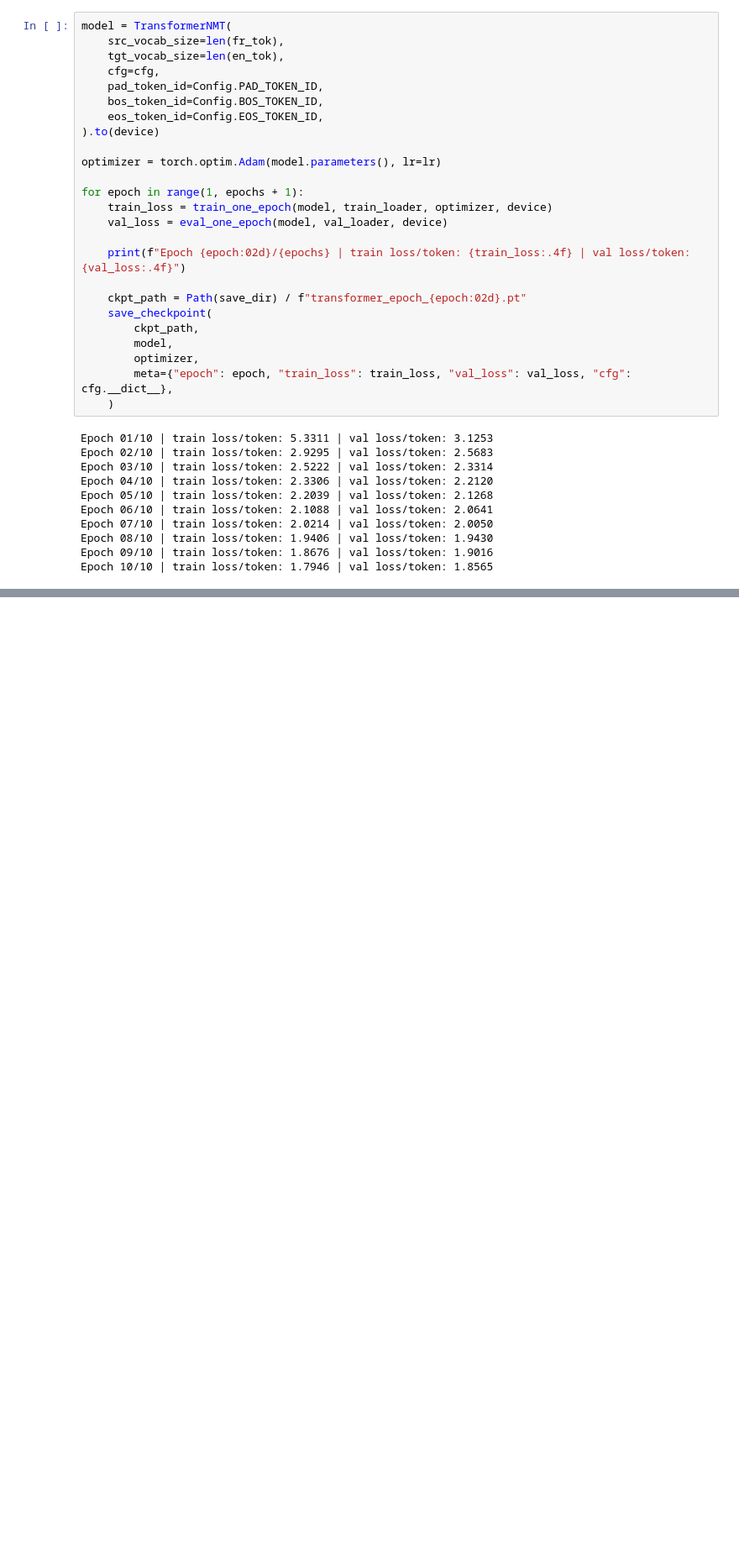
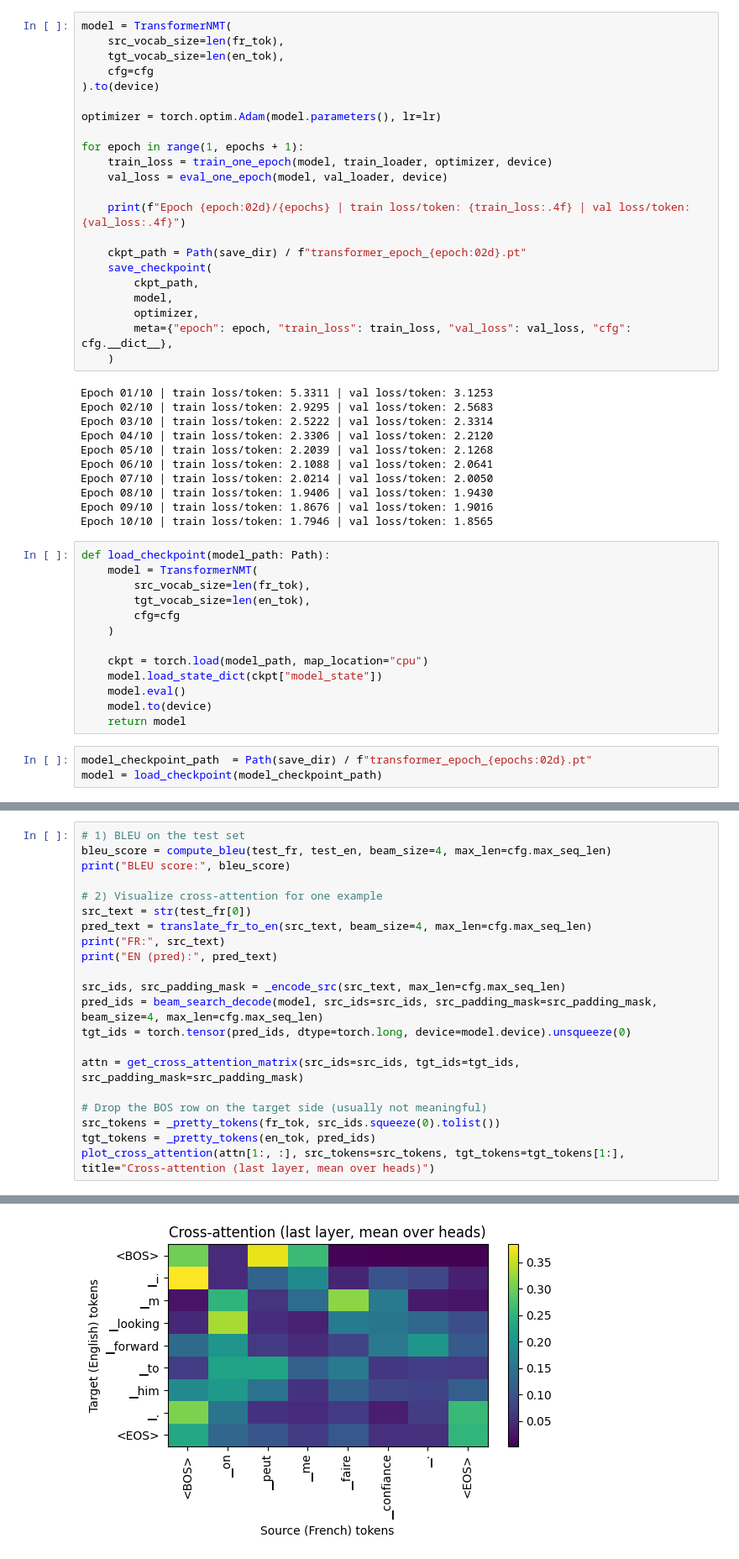
Before and after one commit to marwanelgharbawy/french-english-translation, a Jupyter notebook: part1_transformer.ipynb, the cells around one changed output, grey strips where cells are left out. Shown at 84% size. Cells and saved outputs as stored; diff of their text form; blank space fills up the shorter version.

Commit message:
blue and beam search

```diff
--- a/part1_transformer.ipynb
+++ b/part1_transformer.ipynb
@@ -150,10 +154,7 @@ def save_checkpoint(path: Path, model: TransformerNMT, optimizer: torch.optim.Op
 model = TransformerNMT(
     src_vocab_size=len(fr_tok),
     tgt_vocab_size=len(en_tok),
-    cfg=cfg,
-    pad_token_id=Config.PAD_TOKEN_ID,
-    bos_token_id=Config.BOS_TOKEN_ID,
-    eos_token_id=Config.EOS_TOKEN_ID,
+    cfg=cfg
 ).to(device)
 
 optimizer = torch.optim.Adam(model.parameters(), lr=lr)
@@ -182,3 +183,19 @@ Epoch 07/10 | train loss/token: 2.0214 | val loss/token: 2.0050
 Epoch 08/10 | train loss/token: 1.9406 | val loss/token: 1.9430
 Epoch 09/10 | train loss/token: 1.8676 | val loss/token: 1.9016
 Epoch 10/10 | train loss/token: 1.7946 | val loss/token: 1.8565
+# %%
+def load_checkpoint(model_path: Path):
+    model = TransformerNMT(
+        src_vocab_size=len(fr_tok),
+        tgt_vocab_size=len(en_tok),
+        cfg=cfg
+    )
+
+    ckpt = torch.load(model_path, map_location="cpu")
+    model.load_state_dict(ckpt["model_state"])
+    model.eval()
+    model.to(device)
+    return model
+# %%
+model_checkpoint_path  = Path(save_dir) / f"transformer_epoch_{epochs:02d}.pt"
+model = load_checkpoint(model_checkpoint_path)
@@ -184,0 +384,22 @@ Epoch 10/10 | train loss/token: 1.7946 | val loss/token: 1.8565
+# %%
+# 1) BLEU on the test set
+bleu_score = compute_bleu(test_fr, test_en, beam_size=4, max_len=cfg.max_seq_len)
+print("BLEU score:", bleu_score)
+
+# 2) Visualize cross-attention for one example
+src_text = str(test_fr[0])
+pred_text = translate_fr_to_en(src_text, beam_size=4, max_len=cfg.max_seq_len)
+print("FR:", src_text)
+print("EN (pred):", pred_text)
+
+src_ids, src_padding_mask = _encode_src(src_text, max_len=cfg.max_seq_len)
+pred_ids = beam_search_decode(model, src_ids=src_ids, src_padding_mask=src_padding_mask, beam_size=4, max_len=cfg.max_seq_len)
+tgt_ids = torch.tensor(pred_ids, dtype=torch.long, device=model.device).unsqueeze(0)
+
+attn = get_cross_attention_matrix(src_ids=src_ids, tgt_ids=tgt_ids, src_padding_mask=src_padding_mask)
+
+# Drop the BOS row on the target side (usually not meaningful)
+src_tokens = _pretty_tokens(fr_tok, src_ids.squeeze(0).tolist())
+tgt_tokens = _pretty_tokens(en_tok, pred_ids)
+plot_cross_attention(attn[1:, :], src_tokens=src_tokens, tgt_tokens=tgt_tokens[1:], title="Cross-attention (last layer, mean over heads)")
+# %% [output]
@@ -184,0 +410 @@ Epoch 10/10 | train loss/token: 1.7946 | val loss/token: 1.8565
+[figure, added]
```
Also changed, not shown: parts of 4 cells of this notebook.
